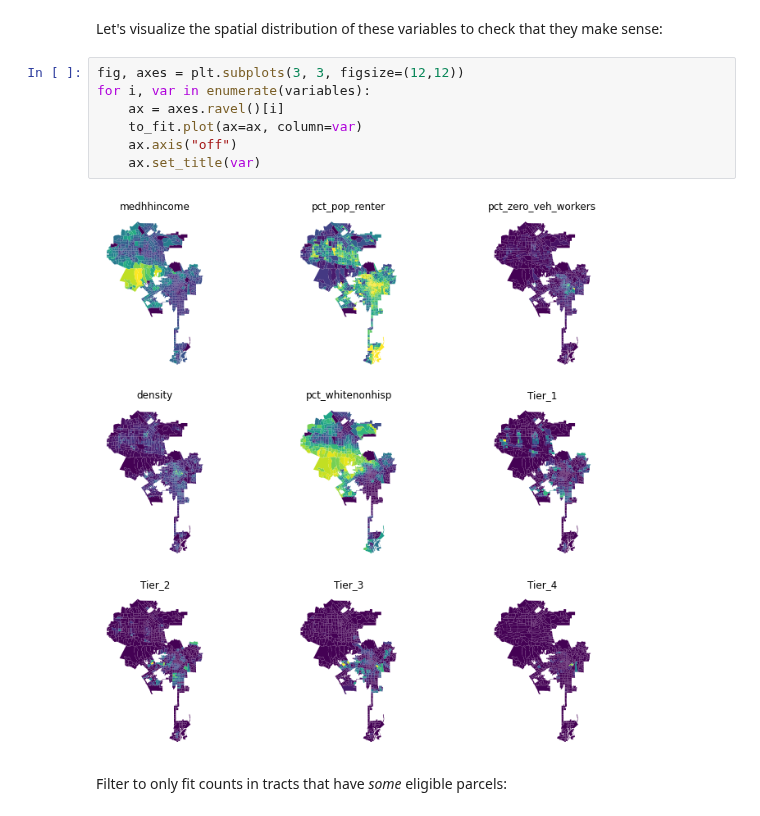
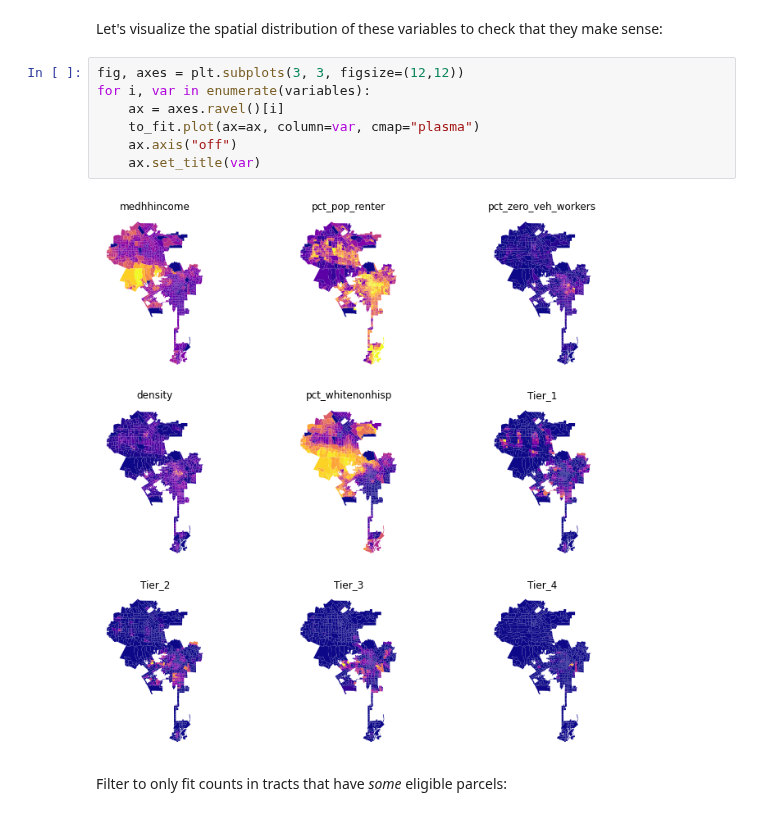
Before and after one commit to CityOfLosAngeles/planning-entitlements, a Jupyter notebook: notebooks/toc-regression.ipynb, the cells around one changed output. Saved outputs shown, nothing was run; the diff lists cells and outputs as text.

```diff
--- a/notebooks/toc-regression.ipynb
+++ b/notebooks/toc-regression.ipynb
@@ -197,12 +198,12 @@ Let's visualize the spatial distribution of these variables to check that they m
 # %%
 fig, axes = plt.subplots(3, 3, figsize=(12,12))
 for i, var in enumerate(variables):
     ax = axes.ravel()[i]
-    to_fit.plot(ax=ax, column=var)
+    to_fit.plot(ax=ax, column=var, cmap="plasma")
     ax.axis("off")
     ax.set_title(var)
 # %% [output]
-[figure, old version]
+[figure, new version]
 # %% [markdown]
 Filter to only fit counts in tracts that have *some* eligible parcels:
 # %%
```
Also changed, not shown: parts of 6 cells of this notebook, 1 other file.
